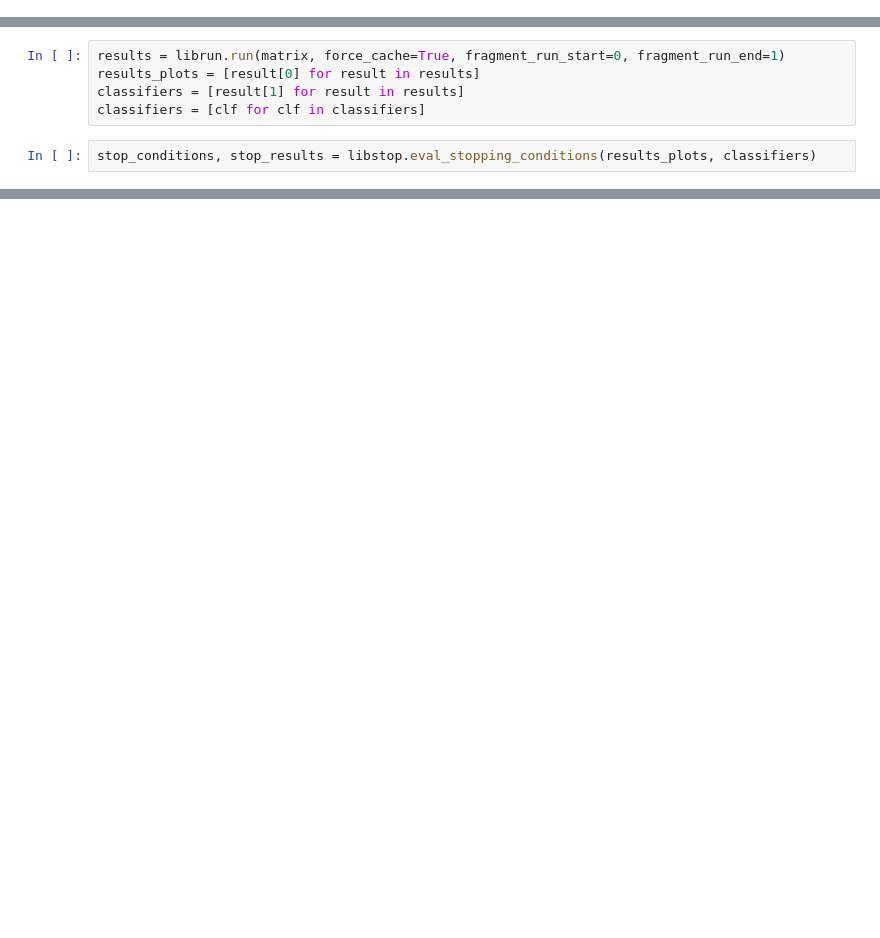
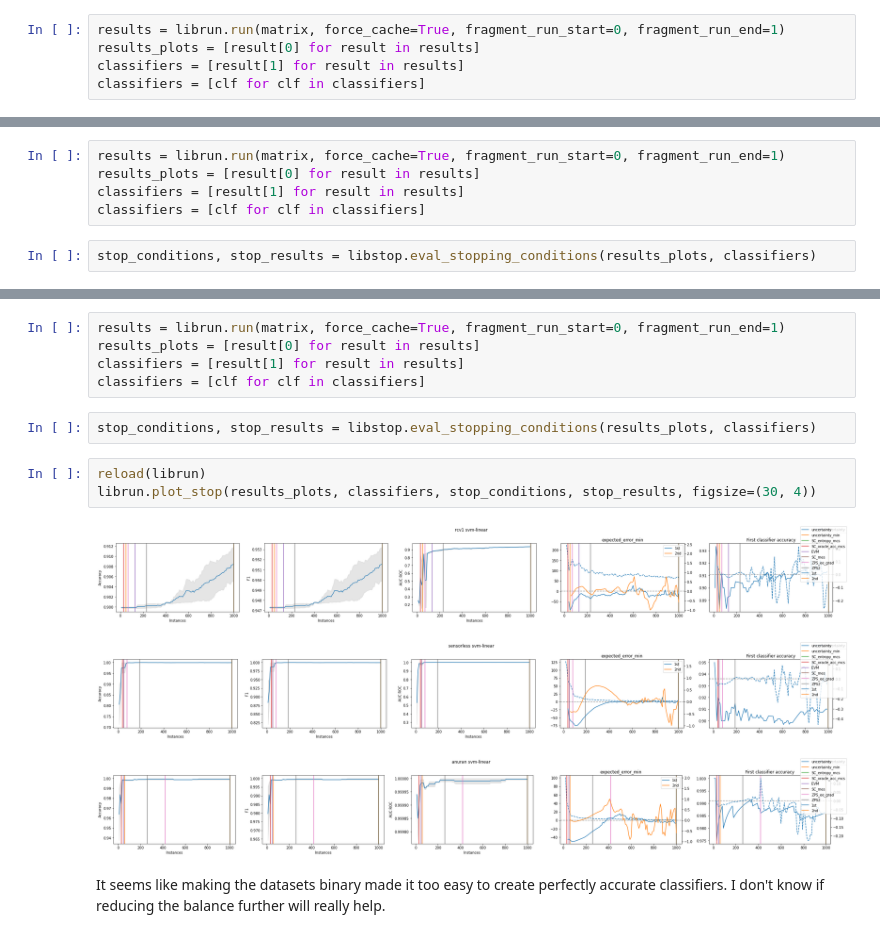
Before and after one commit to zacps/al-stopping-conditions, a Jupyter notebook: nesi_visualize.ipynb, the cells around one changed output, grey strips where cells are left out. Drawn from its saved outputs; the diff is of its cells as text; blank space fills up the shorter version.

```diff
--- a/nesi_visualize.ipynb
+++ b/nesi_visualize.ipynb
@@ -43,3 +45,8 @@ matrix = {
         "pool_subsample": 1000
     }
 }
+# %%
+results = librun.run(matrix, force_cache=True, fragment_run_start=0, fragment_run_end=1)
+results_plots = [result[0] for result in results]
+classifiers = [result[1] for result in results]
+classifiers = [clf for clf in classifiers]
@@ -90,0 +183,16 @@ rank_stop_conds(stop_results, results_plots, 'roc_auc_score');
+# %%
+results = librun.run(matrix, force_cache=True, fragment_run_start=0, fragment_run_end=1)
+results_plots = [result[0] for result in results]
+classifiers = [result[1] for result in results]
+classifiers = [clf for clf in classifiers]
+# %%
+stop_conditions, stop_results = libstop.eval_stopping_conditions(results_plots, classifiers)
+# %%
+reload(librun)
+librun.plot_stop(results_plots, classifiers, stop_conditions, stop_results, figsize=(30, 4))
+# %% [output]
+[figure, added]
+[figure, added]
+[figure, added]
+# %% [markdown]
+It seems like making the datasets binary made it too easy to create perfectly accurate classifiers. I don't know if reducing the balance further will really help.
```
Also changed, not shown: parts of 14 cells of this notebook, 9 other files.
